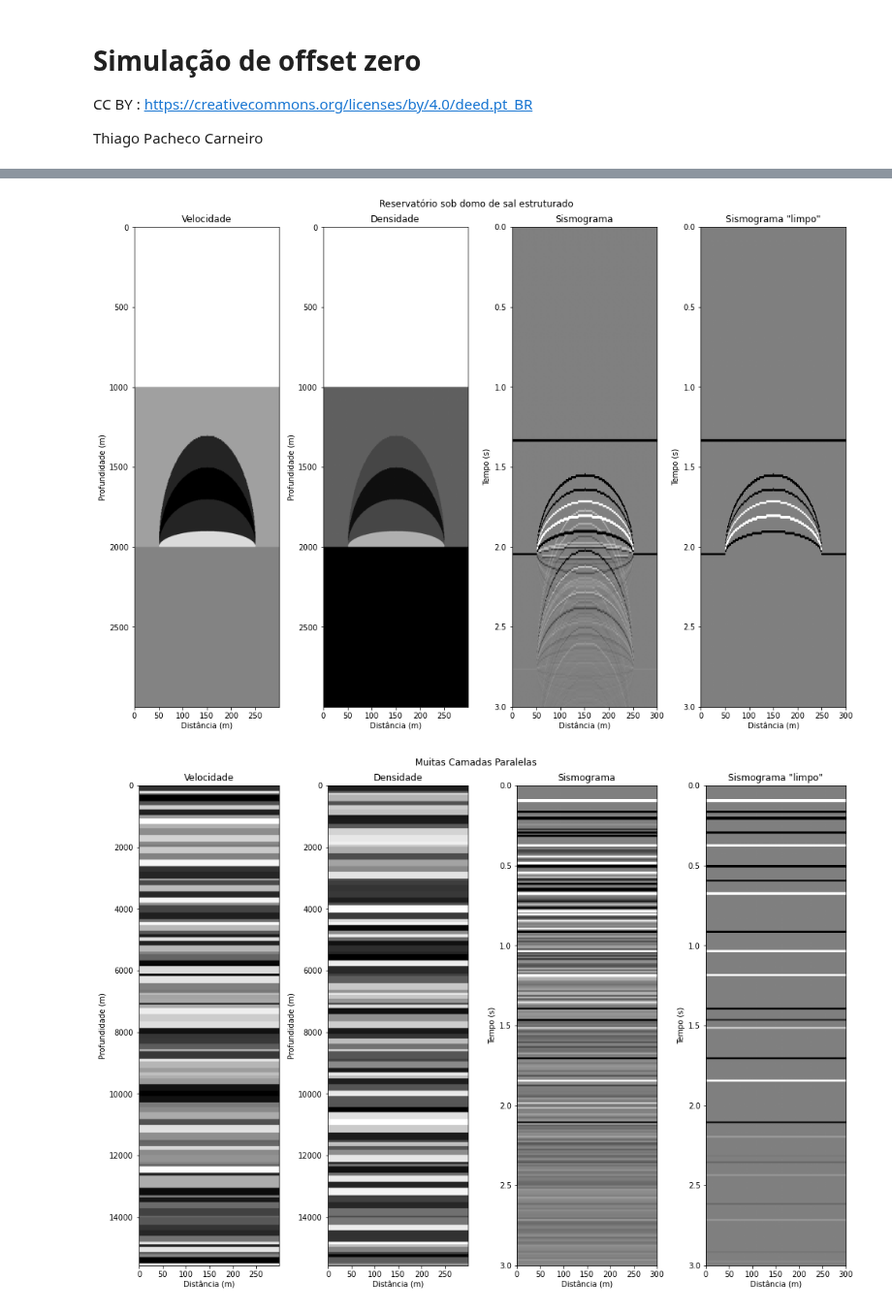
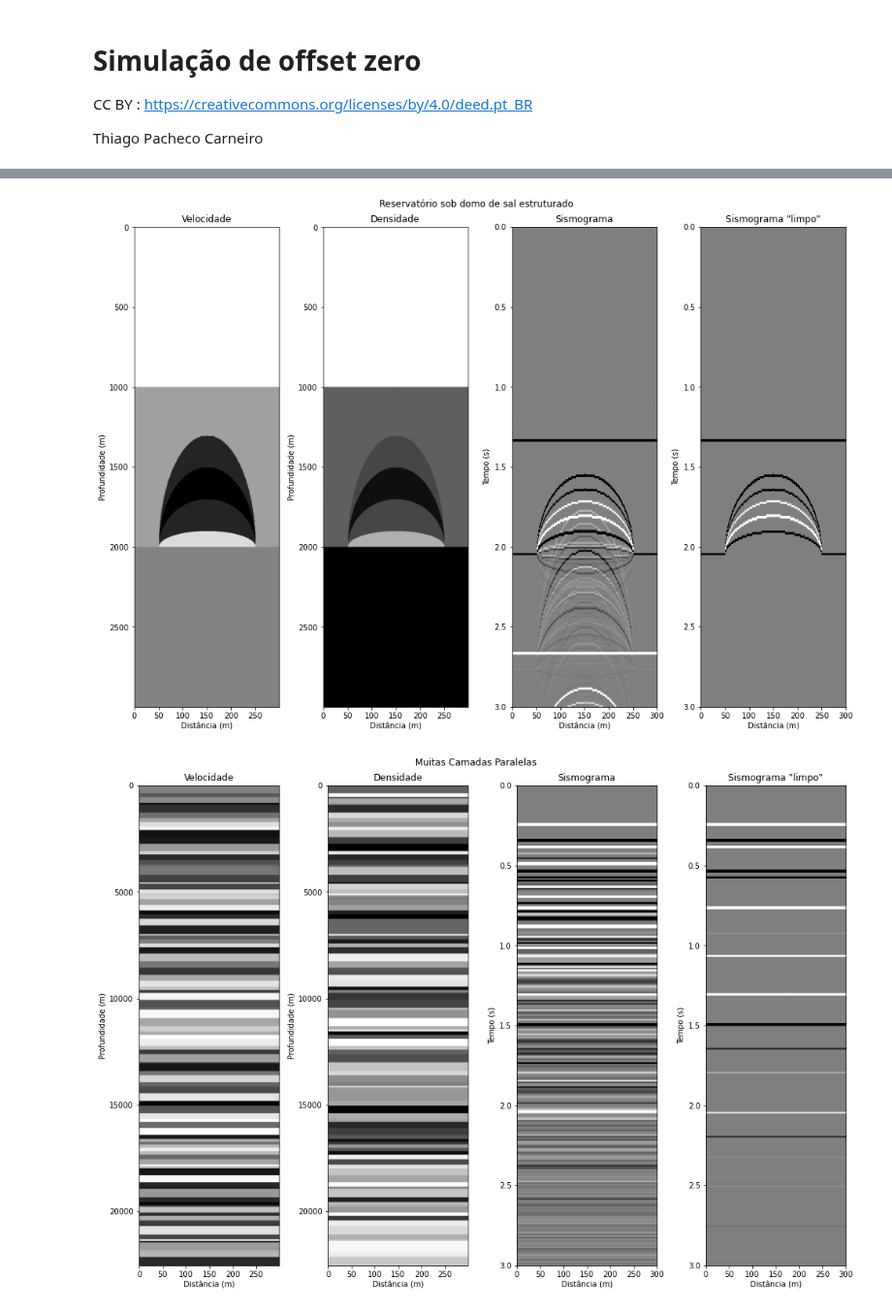
Before and after one commit to thiago-carneiro/mestrado, a Jupyter notebook: conv/conv.ipynb, the cells around one changed output, grey strips where cells are left out. Shown at 97% size. Saved outputs shown, nothing was run; the diff lists cells and outputs as text; code cells hidden in the pictures.

```diff
--- a/conv/conv.ipynb
+++ b/conv/conv.ipynb
@@ -64,7 +64,11 @@ class Modelo():
         if t_retorno > t_max or abs(pulso)<1e-6:
             return None
         if i == 0 and sentido == -1:
-            return [{'instante':t_i, 'pulso': pulso}]
+            retorno = [{'instante':t_i, 'pulso': pulso}]
+            ida = self.pulsar(i, t_i, -pulso, 1, t_max)
+            if ida is not None:
+                retorno += ida
+            return retorno
         if sentido == 1 and i<len(self.reflex_ida):
             ida = self.pulsar(i + 1, t_i, pulso * self.transm_ida[i], 1, t_max)
             vinda = self.pulsar(i, t_i, pulso * self.reflex_ida[i], -1, t_max)
@@ -88,7 +92,8 @@ class Modelo():
         if t_retorno > t_max or abs(pulso)<1e-6:
             return None
         if i == 0 and sentido == -1:
-            return [{'instante':t_i, 'pulso': pulso}]
+            retorno = [{'instante':t_i, 'pulso': pulso}]
+            return retorno
         if sentido == 1 and i<len(self.reflex_ida):
             ida = self.pulsar_limpo(i + 1, t_i, pulso * self.transm_ida[i], 1, t_max)
             vinda = self.pulsar_limpo(i, t_i, pulso * self.reflex_ida[i], -1, t_max)
@@ -276,15 +281,15 @@ ModeloDomo().plot(titulo='Domo de sal')
 # %%
 ModeloPreSal().plot(titulo='Reservatório sob domo de sal estruturado')
 # %% [output]
-[figure, old version]
+[figure, new version]
 # %%
 profs = []
 vs = []
 rhos = []
 for i in range(100):
-    profs.append(np.random.randint(50,250))
+    profs.append(np.random.randint(50,400))
     vs.append(np.random.randint(1500,4500))
     rhos.append(np.random.random()*1.5+1)
 ModeloParalelas(prof=profs,v=vs,rho=rhos).plot(titulo='Muitas Camadas Paralelas')
 # %% [output]
-[figure, old version]
+[figure, new version]
```
Also changed, not shown: parts of 2 cells of this notebook.
